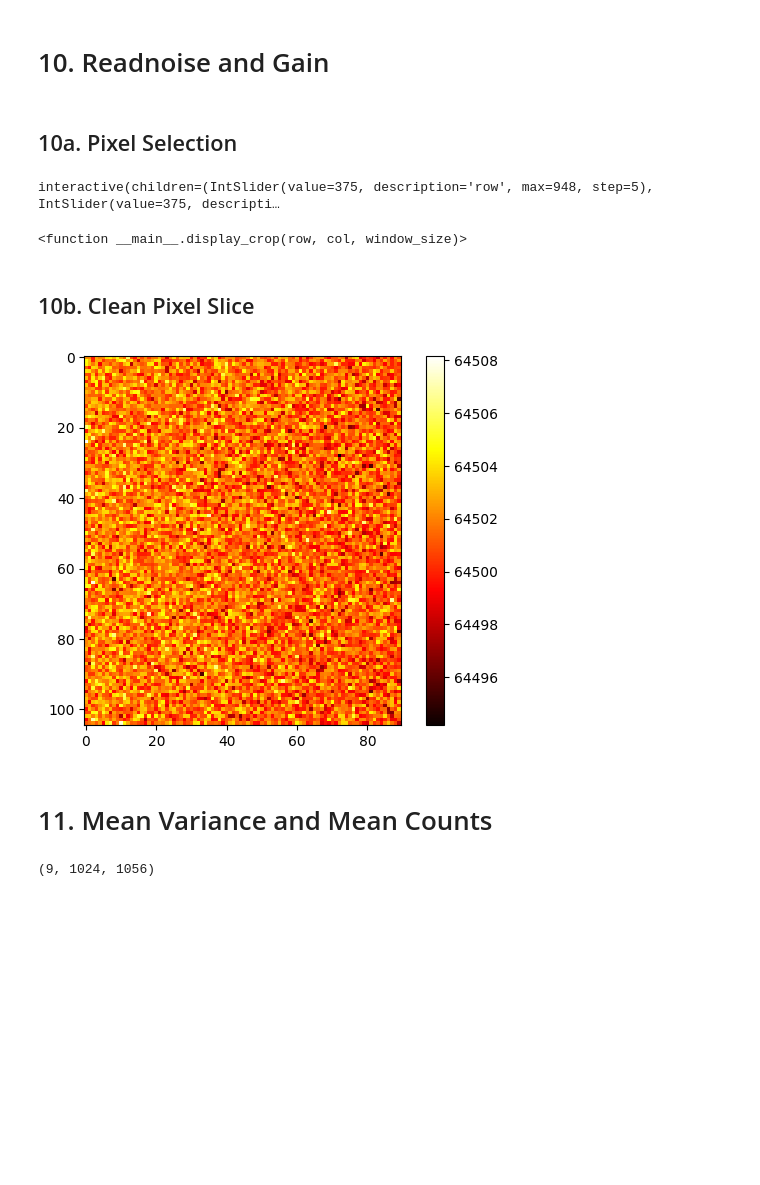
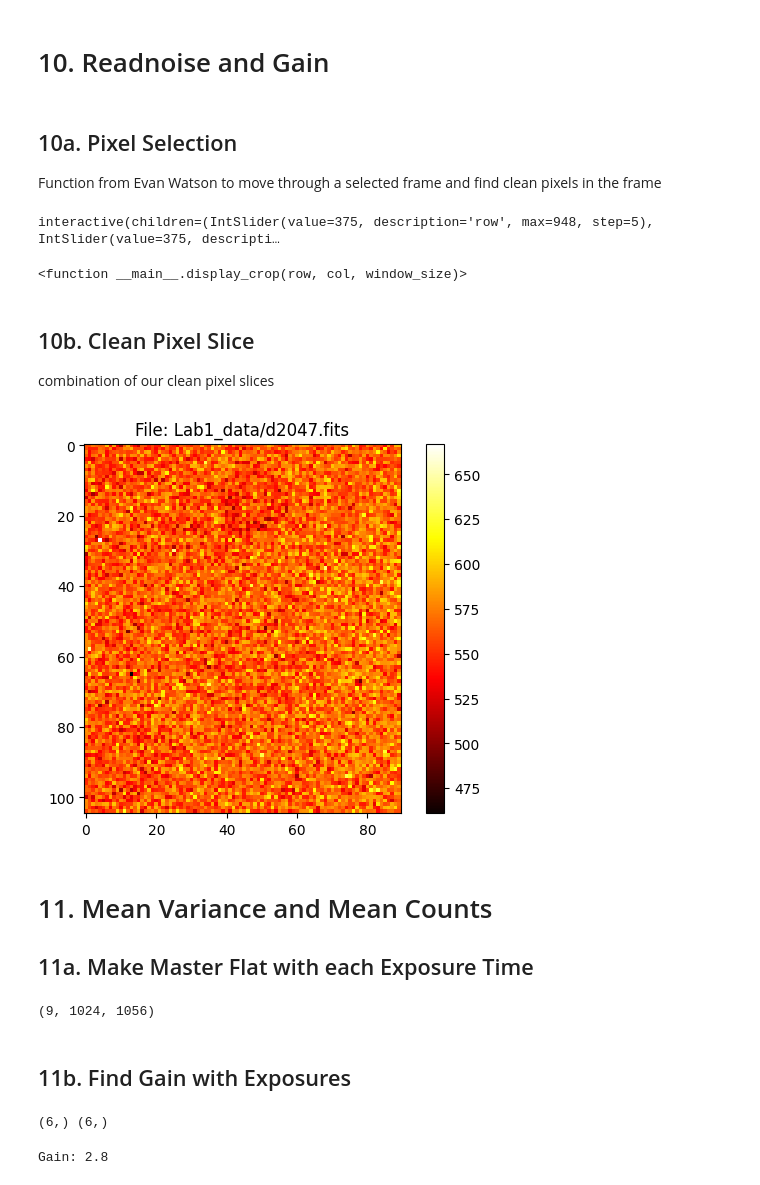
Before and after one commit to parkergeorge30/ASTRO150, a Jupyter notebook: Lab_1.ipynb, the cells around one changed output. Cells and saved outputs as stored; diff of their text form; code cells hidden in the pictures; blank space fills up the shorter version.

```diff
--- a/Lab_1.ipynb
+++ b/Lab_1.ipynb
@@ -562,6 +627,7 @@ for i, data in enumerate(chosen_frames):
 # 10. Readnoise and Gain
 # %% [markdown]
 ## 10a. Pixel Selection
+Function from Evan Watson to move through a selected frame and find clean pixels in the frame
 # %%
 frame = clean_data[-4]
 
@@ -586,14 +652,17 @@ interactive(children=(IntSlider(value=375, description='row', max=948, step=5),
 <function __main__.display_crop(row, col, window_size)>
 # %% [markdown]
 ## 10b. Clean Pixel Slice
+combination of our clean pixel slices
 # %%
 clean_pix_slice = (slice(385,490), slice(390,480))
-clean_pixels = clean_data[-4][clean_pix_slice]
+clean_pixels = clean_data[4][clean_pix_slice]
 plt.imshow(clean_pixels, cmap='hot')
+plt.title(f'File: {reg_frames[4]}')
 plt.colorbar()
 plt.show()
 # %% [output]
-[figure, old version]
+[figure, new version]
 # %% [markdown]
 # 11. Mean Variance and Mean Counts
+## 11a. Make Master Flat with each Exposure Time
 # %%
@@ -619,22 +688,50 @@ for i,mdata in enumerate(master_exp):
 print(np.shape(master_exp))
 # %% [output]
 (9, 1024, 1056)
+# %% [markdown]
+## 11b. Find Gain with Exposures
 # %%
-def mean_variance(flat0, flat1):
+#[Evan Watson]
+cutoff = 7
+# initialize for len 6 because we are dropping exposures 6, 300 and 700 as they skew data
+mean_counts = zeros(cutoff-1, dtype=float)
+mean_var = zeros(cutoff-1, dtype=float)
+for i, master in enumerate(master_exp):
+    # end for loop before reaching last exposures
+    if i==cutoff:
+        break
+    # for 6s exposures, dont do anything, go to next iteration of for loop
+    elif i==1:
+        continue
+    else:
+        # if i!=0 then we need to subtract 1 to make up for skipping 6s exposure
+        if i>1:
+            i -= 1
 
+        # crop master, avg and store it for mean counts value
+        master_cropped = master[clean_pix_slice]
+        mean_counts[i] = my_avg(master_cropped.copy().flatten())
 
+        # init empty list for flats within a certain exposure
+        exp_var = zeros(5, dtype=float)
+        # loop through all flats for given exposure
+        for j in range(5):
+            # set idx for all flats which is equal to (N_exposures)*(exposure index) + (current flat # within exposure)
+            idx = 5*i+j
+            # crop flat
+            data = clean_data[idx][clean_pix_slice]
+            # get variance between master and flat
+            exp_var[j] = mean_variance(master_cropped, data)
+        # store mean variance
+        mean_var[i] = my_avg(exp_var)
 
-    diff = (flat1-flat0).flatten()
-    var = [d**2 for d in diff]
-    return my_avg(var)
+print(np.shape(mean_counts), np.shape(mean_var))    # should be (6,) each
+# %% [output]
+(6,) (6,)
 # %%
-mean_counts = zeros(len(clean_data), dtype=float)
-mean_var = zeros(len(clean_data), dtype=float)
-for i,data in enumerate(clean_data):
-    exp_time = get_exp(frames[i])
-    exp_idx = possible_exposures.index(exp_time)
-    master = master_exp[exp_idx]
-    cropped_data = data[clean_pix_slice]
-    cropped_master = master[clean_pix_slice]
-    mean_counts[i] = my_avg(cropped_data.flatten())
-    mean_var[i] = mean_variance(cropped_master, cropped_data)
+# [Evan Watson]
+# fit to log(y) = m * log(x) + b => y = x**m * e^b
+m, b = np.polyfit(np.log(mean_counts), np.log(mean_var), 1)
+print(f'Gain: {1/np.exp(b):.1f}')
+# %% [output]
+Gain: 2.8
```
Also changed, not shown: parts of 23 cells of this notebook.
